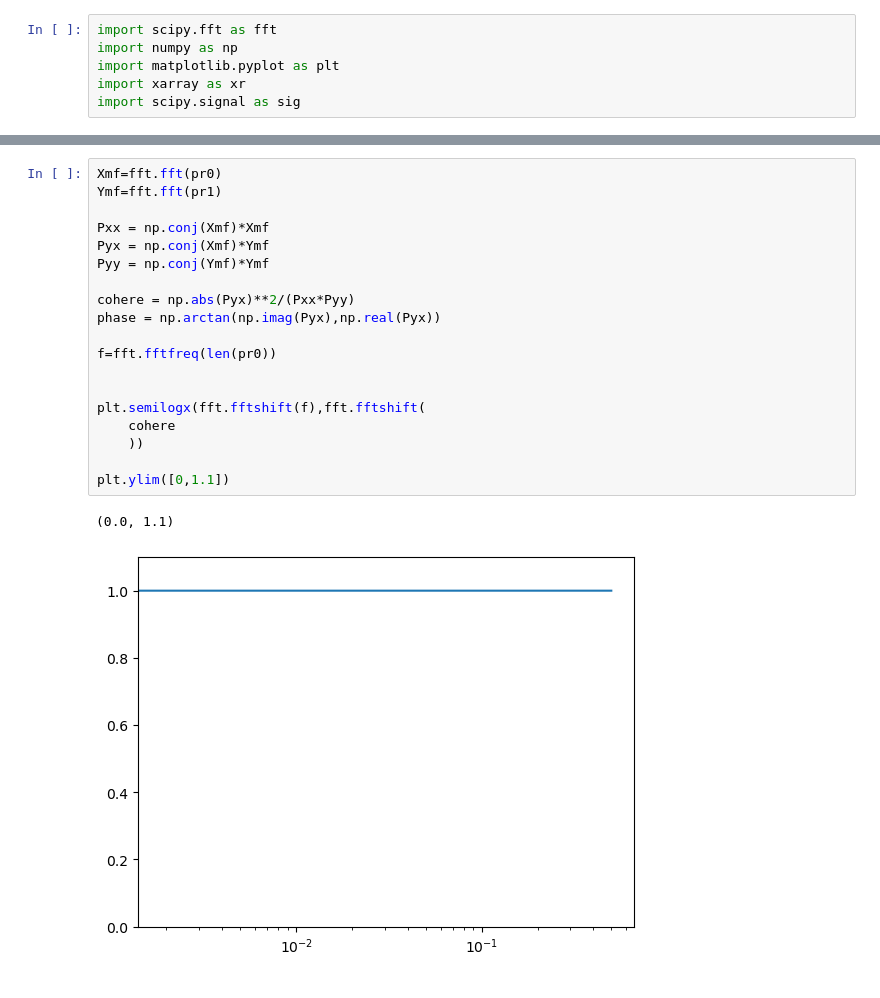
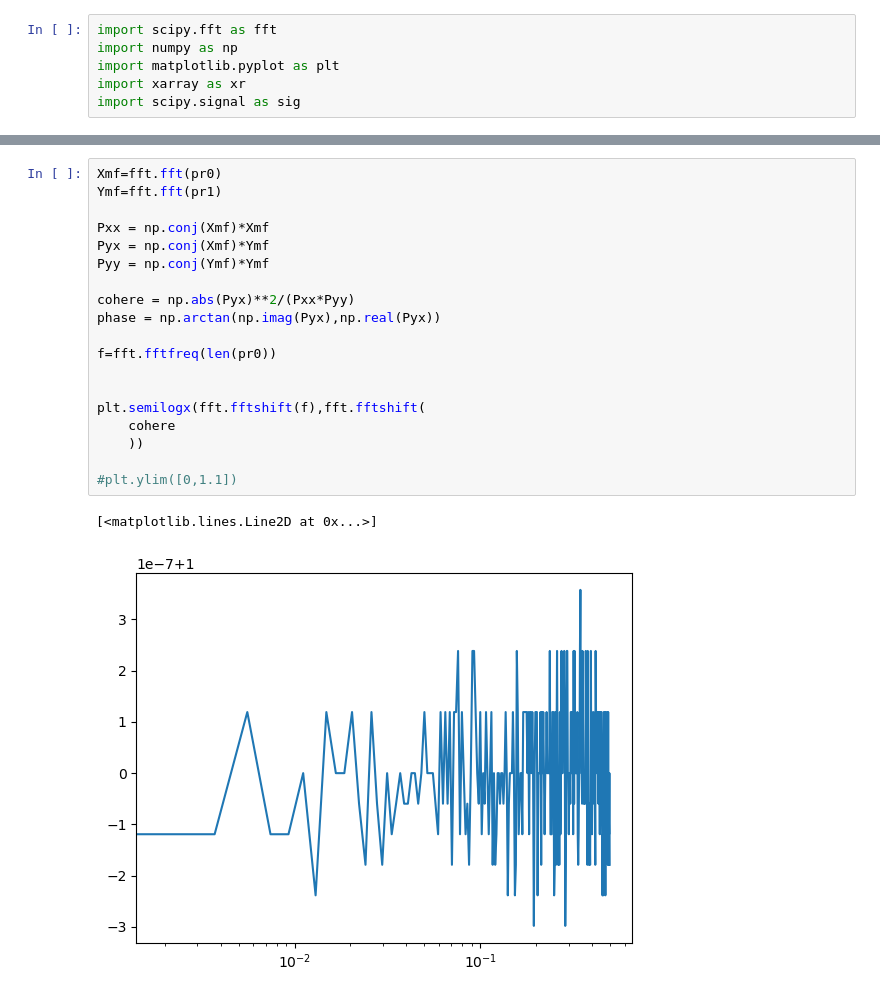
Before and after one commit to rfajber/ResearchMethodsCourse, a Jupyter notebook: notes/3.3_Extra.ipynb, the cells around one changed output, grey strips where cells are left out. Cells and saved outputs as stored; diff of their text form.

```diff
--- a/notes/3.3_Extra.ipynb
+++ b/notes/3.3_Extra.ipynb
@@ -42,22 +42,22 @@ plt.title('Tropical Precipitable Water')
 # %%
 Xmf=fft.fft(pr0)
 Ymf=fft.fft(pr1)
 
 Pxx = np.conj(Xmf)*Xmf
 Pyx = np.conj(Xmf)*Ymf
 Pyy = np.conj(Ymf)*Ymf
 
 cohere = np.abs(Pyx)**2/(Pxx*Pyy)
 phase = np.arctan(np.imag(Pyx),np.real(Pyx))
 
 f=fft.fftfreq(len(pr0))
 
 
 plt.semilogx(fft.fftshift(f),fft.fftshift(
     cohere
     ))
 
-plt.ylim([0,1.1])
+#plt.ylim([0,1.1])
 # %% [output]
-(0.0, 1.1)
+[<matplotlib.lines.Line2D at 0x...>]
-[figure, old version]
+[figure, new version]
```
Also changed, not shown: parts of 2 cells of this notebook, 3 other files.
